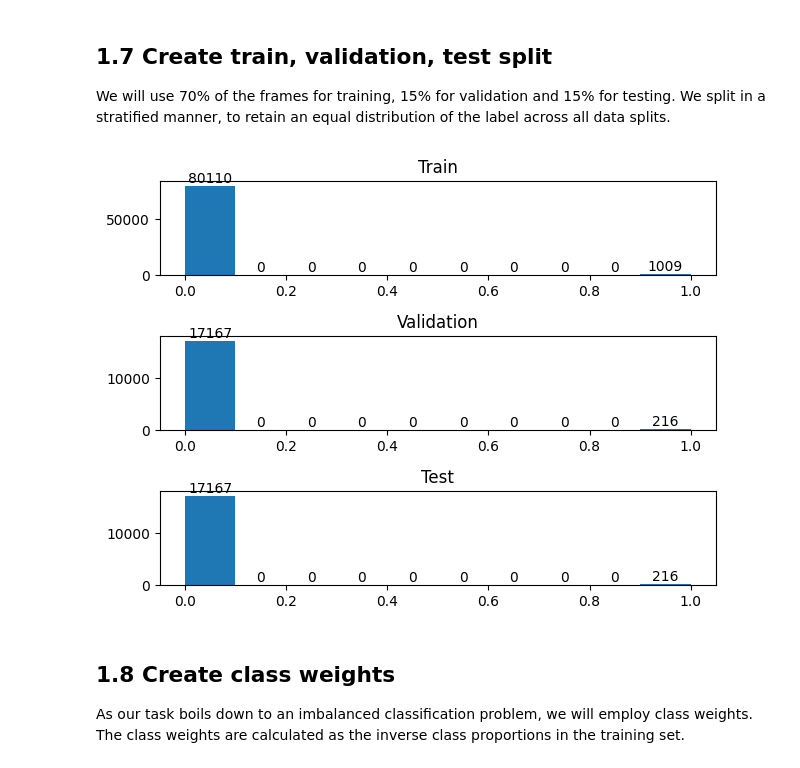
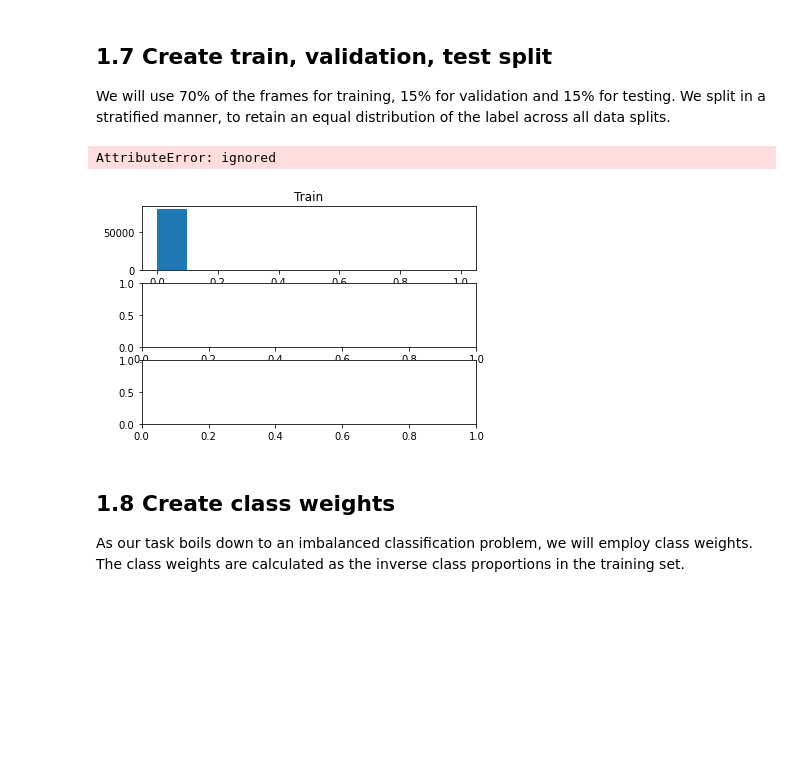
Before and after one commit to mjhof/similarity-modeling, a Jupyter notebook: notebooks/audio-based-deep-learning.ipynb, the cells around one changed output. Cells and saved outputs as stored; diff of their text form; code cells hidden in the pictures; blank space fills up the shorter version.

```diff
--- a/notebooks/audio-based-deep-learning.ipynb
+++ b/notebooks/audio-based-deep-learning.ipynb
@@ -295,28 +292,42 @@ S.shape =(64, 154781)
 ## 1.7 Create train, validation, test split
 We will use 70% of the frames for training, 15% for validation and 15% for testing. We split in a stratified manner, to retain an equal distribution of the label across all data splits.
 # %%
+def autolabel(rects):
+    """
+    Attach a text label above each bar displaying its height
+    """
+    for rect in rects:
+        height = rect.get_height()
+        ax.text(rect.get_x() + rect.get_width()/2., 1.05*height,
+                '%d' % int(height),
+                ha='center', va='bottom')
+
 train, _val_test = train_test_split(
     df_gt, test_size=0.3, stratify=df_gt["Audio_Cook"], random_state=RANDOM_STATE
 )
 
 val, test = train_test_split(
     _val_test, test_size=0.5, stratify=_val_test["Audio_Cook"], random_state=RANDOM_STATE
 )
 
 fig, axs = plt.subplots(3)
-_, _, bars_train = axs[0].hist(train["Audio_Cook"])
-axs[0].bar_label(bars_train)
+rects_train = axs[0].hist(train["Audio_Cook"])
 axs[0].set_title("Train")
-_, _, bars_val = axs[1].hist(val["Audio_Cook"])
-axs[1].bar_label(bars_val)
+autolabel(rects_train)
+
+rects_val = axs[1].hist(val["Audio_Cook"])
 axs[1].set_title("Validation")
-_, _, bars_test = axs[2].hist(test["Audio_Cook"])
-axs[2].bar_label(bars_test)
+autolabel(rects_val)
+
+rects_test = axs[2].hist(test["Audio_Cook"])
 axs[2].set_title("Test")
+autolabel(rects_test)
+
 plt.tight_layout()
 plt.show()
 # %% [output]
+AttributeError: ignored
-[figure, old version]
+[figure, new version]
 # %% [markdown]
 ## 1.8 Create class weights
 As our task boils down to an imbalanced classification problem, we will employ class weights. The class weights are calculated as the inverse class proportions in the training set.
```
Also changed, not shown: parts of 34 cells of this notebook, 1 other file.
